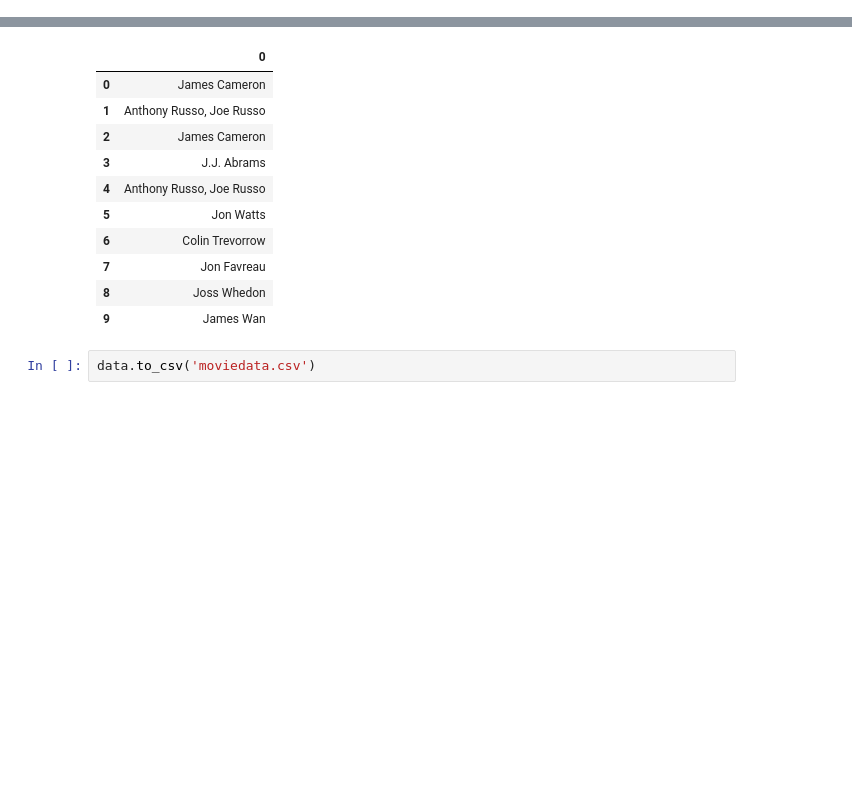
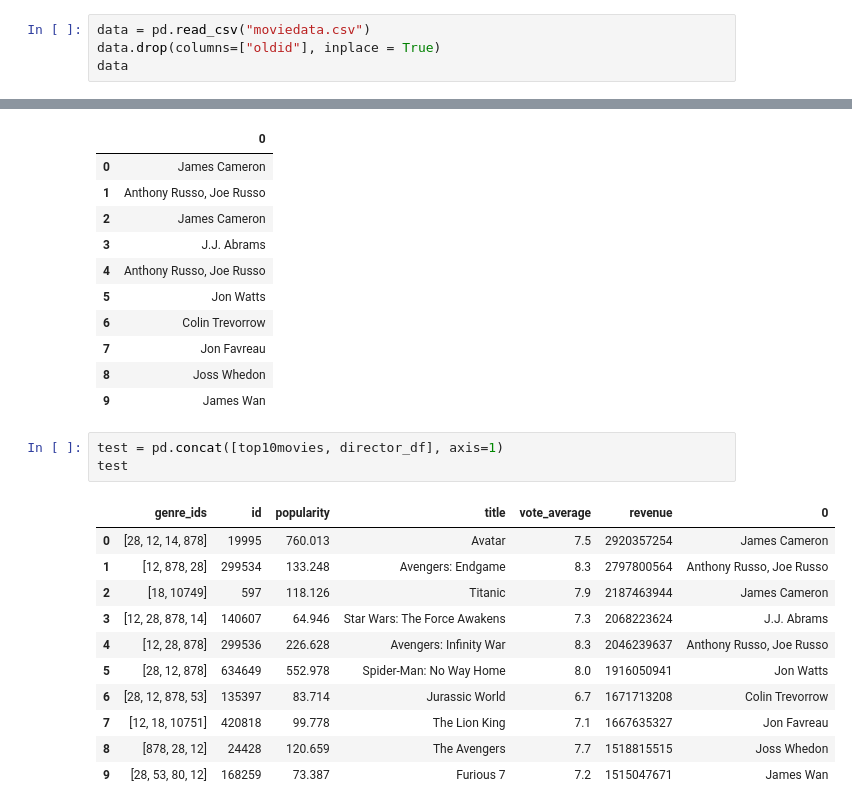
Before and after one commit to Mseymour16/CCIC_DS1, a Jupyter notebook: DS1 Project 2.ipynb, the cells around one changed output, grey strips where cells are left out. Drawn from its saved outputs; the diff is of its cells as text; blank space fills up the shorter version.

Commit message:
fixed directors

```diff
--- a/DS1 Project 2.ipynb
+++ b/DS1 Project 2.ipynb
@@ -174,0 +175,4 @@ d
+# %%
+data = pd.read_csv("moviedata.csv")
+data.drop(columns=["oldid"], inplace = True)
+data
@@ -225,5 +243,18 @@ director_df
 | 7 | Jon Favreau |
 | 8 | Joss Whedon |
 | 9 | James Wan |
-# %%
-data.to_csv('moviedata.csv')
+# %%
+test = pd.concat([top10movies, director_df], axis=1)
+test
+# %% [output]
+|  | genre_ids | id | popularity | title | vote_average | revenue | 0 |
+| 0 | [28, 12, 14, 878] | 19995 | 760.013 | Avatar | 7.5 | 2920357254 | James Cameron |
+| 1 | [12, 878, 28] | 299534 | 133.248 | Avengers: Endgame | 8.3 | 2797800564 | Anthony Russo, Joe Russo |
+| 2 | [18, 10749] | 597 | 118.126 | Titanic | 7.9 | 2187463944 | James Cameron |
+| 3 | [12, 28, 878, 14] | 140607 | 64.946 | Star Wars: The Force Awakens | 7.3 | 2068223624 | J.J. Abrams |
+| 4 | [12, 28, 878] | 299536 | 226.628 | Avengers: Infinity War | 8.3 | 2046239637 | Anthony Russo, Joe Russo |
+| 5 | [28, 12, 878] | 634649 | 552.978 | Spider-Man: No Way Home | 8.0 | 1916050941 | Jon Watts |
+| 6 | [28, 12, 878, 53] | 135397 | 83.714 | Jurassic World | 6.7 | 1671713208 | Colin Trevorrow |
+| 7 | [12, 18, 10751] | 420818 | 99.778 | The Lion King | 7.1 | 1667635327 | Jon Favreau |
+| 8 | [878, 28, 12] | 24428 | 120.659 | The Avengers | 7.7 | 1518815515 | Joss Whedon |
+| 9 | [28, 53, 80, 12] | 168259 | 73.387 | Furious 7 | 7.2 | 1515047671 | James Wan |
```
Also changed, not shown: parts of 9 cells of this notebook, 1 other file.
